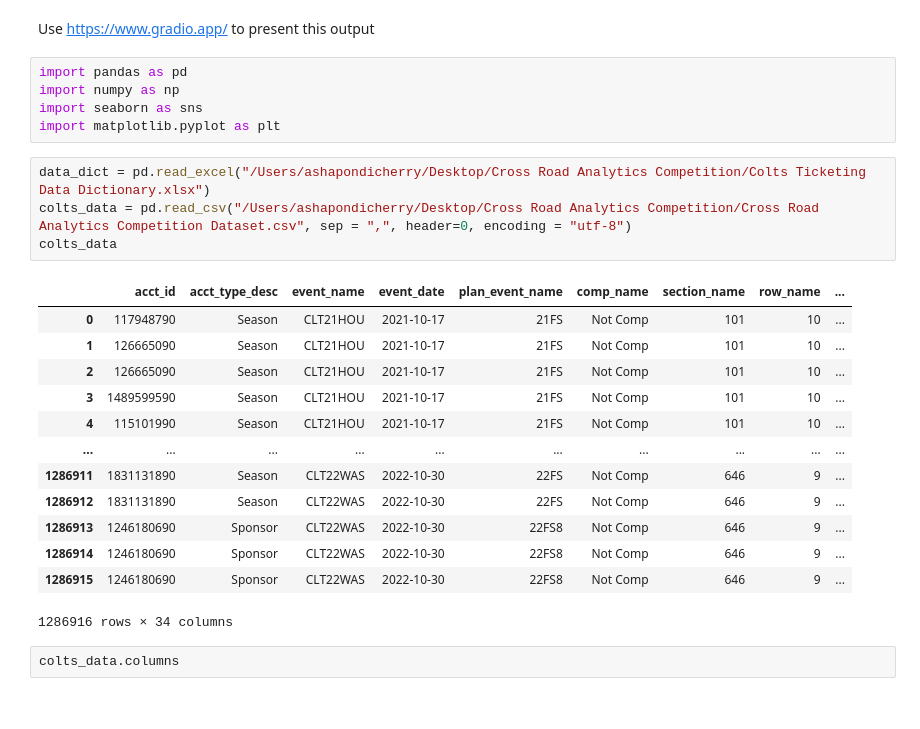
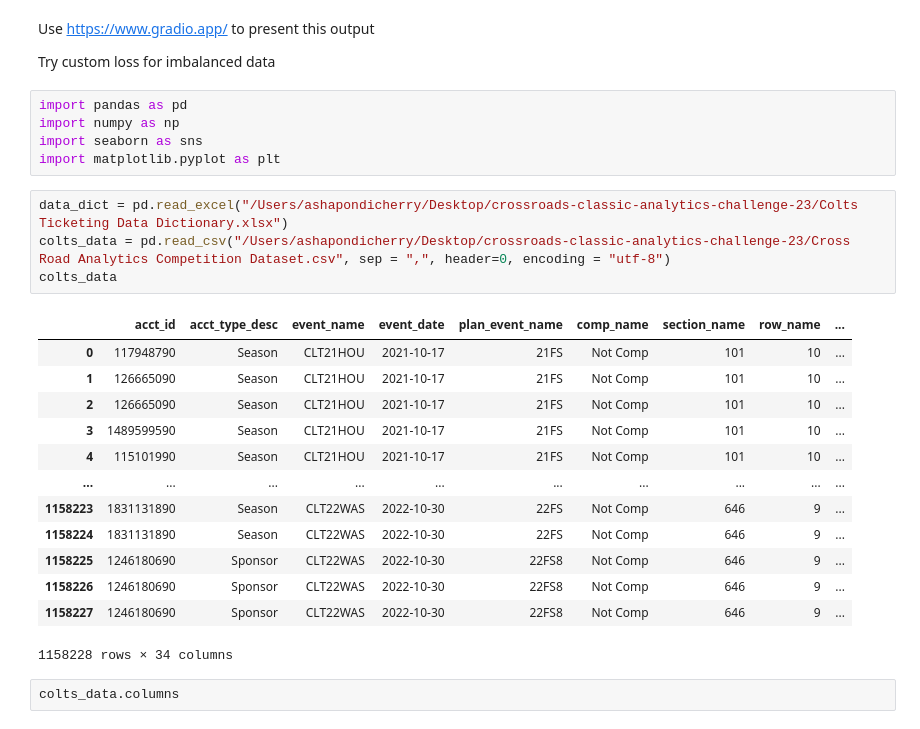
Before and after one commit to pondyasha/NFL_Attendence_Prediction, a Jupyter notebook: colts_analysis.ipynb, the cells around one changed output. Drawn from its saved outputs; the diff is of its cells as text.

```diff
--- a/colts_analysis.ipynb
+++ b/colts_analysis.ipynb
@@ -1,28 +1,30 @@
 # %% [markdown]
 Use https://www.gradio.app/ to present this output
+
+Try custom loss for imbalanced data
 # %%
 import pandas as pd
 import numpy as np
 import seaborn as sns
 import matplotlib.pyplot as plt
 # %%
-data_dict = pd.read_excel("/Users/ashapondicherry/Desktop/Cross Road Analytics Competition/Colts Ticketing Data Dictionary.xlsx")
-colts_data = pd.read_csv("/Users/ashapondicherry/Desktop/Cross Road Analytics Competition/Cross Road Analytics Competition Dataset.csv", sep = ",", header=0, encoding = "utf-8")
+data_dict = pd.read_excel("/Users/ashapondicherry/Desktop/crossroads-classic-analytics-challenge-23/Colts Ticketing Data Dictionary.xlsx")
+colts_data = pd.read_csv("/Users/ashapondicherry/Desktop/crossroads-classic-analytics-challenge-23/Cross Road Analytics Competition Dataset.csv", sep = ",", header=0, encoding = "utf-8")
 colts_data
 # %% [output]
 |  | acct_id | acct_type_desc | event_name | event_date | plan_event_name | comp_name | section_name | row_name | ... |
 | 0 | 117948790 | Season | CLT21HOU | 2021-10-17 | 21FS | Not Comp | 101 | 10 | ... |
 | 1 | 126665090 | Season | CLT21HOU | 2021-10-17 | 21FS | Not Comp | 101 | 10 | ... |
 | 2 | 126665090 | Season | CLT21HOU | 2021-10-17 | 21FS | Not Comp | 101 | 10 | ... |
 | 3 | 1489599590 | Season | CLT21HOU | 2021-10-17 | 21FS | Not Comp | 101 | 10 | ... |
 | 4 | 115101990 | Season | CLT21HOU | 2021-10-17 | 21FS | Not Comp | 101 | 10 | ... |
 | ... | ... | ... | ... | ... | ... | ... | ... | ... | ... |
-| 1286911 | 1831131890 | Season | CLT22WAS | 2022-10-30 | 22FS | Not Comp | 646 | 9 | ... |
-| 1286912 | 1831131890 | Season | CLT22WAS | 2022-10-30 | 22FS | Not Comp | 646 | 9 | ... |
-| 1286913 | 1246180690 | Sponsor | CLT22WAS | 2022-10-30 | 22FS8 | Not Comp | 646 | 9 | ... |
-| 1286914 | 1246180690 | Sponsor | CLT22WAS | 2022-10-30 | 22FS8 | Not Comp | 646 | 9 | ... |
-| 1286915 | 1246180690 | Sponsor | CLT22WAS | 2022-10-30 | 22FS8 | Not Comp | 646 | 9 | ... |
+| 1158223 | 1831131890 | Season | CLT22WAS | 2022-10-30 | 22FS | Not Comp | 646 | 9 | ... |
+| 1158224 | 1831131890 | Season | CLT22WAS | 2022-10-30 | 22FS | Not Comp | 646 | 9 | ... |
+| 1158225 | 1246180690 | Sponsor | CLT22WAS | 2022-10-30 | 22FS8 | Not Comp | 646 | 9 | ... |
+| 1158226 | 1246180690 | Sponsor | CLT22WAS | 2022-10-30 | 22FS8 | Not Comp | 646 | 9 | ... |
+| 1158227 | 1246180690 | Sponsor | CLT22WAS | 2022-10-30 | 22FS8 | Not Comp | 646 | 9 | ... |
-1286916 rows × 34 columns
+1158228 rows × 34 columns
 # %%
 colts_data.columns
 # %% [output]
```
Also changed, not shown: parts of 10 cells of this notebook, 2 other files.
